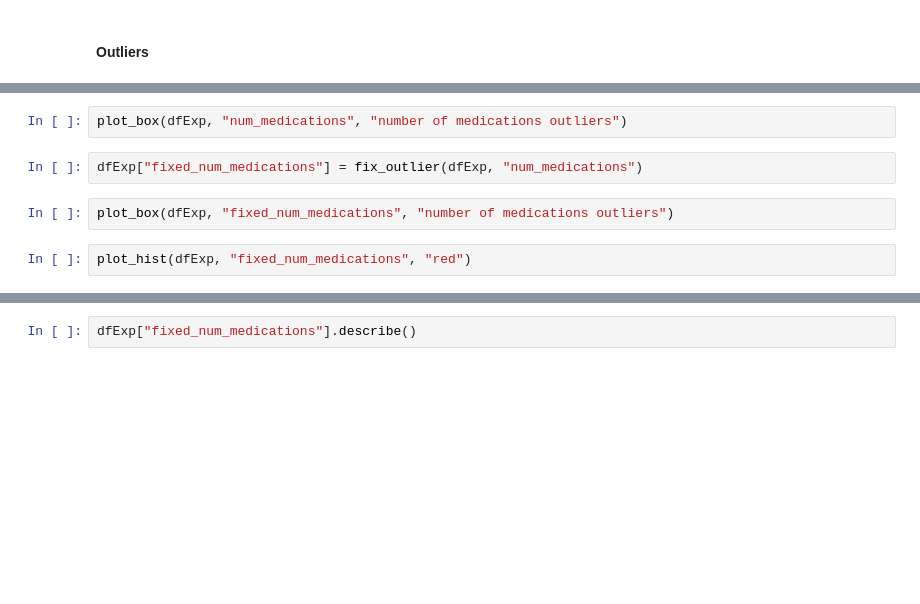
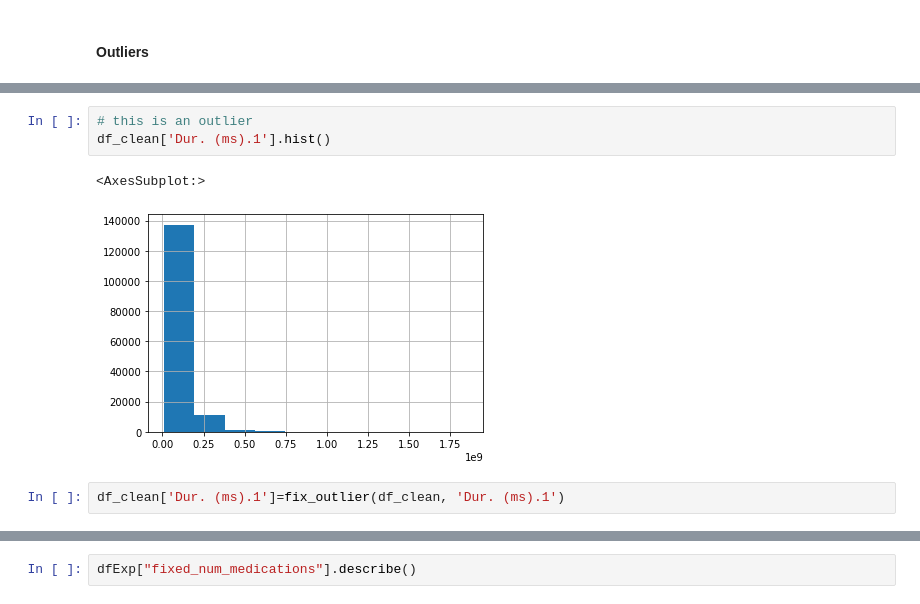
Before and after one commit to ekubay/Telecom-Data-Analysis, a Jupyter notebook: notebooks/Data_Exploration.ipynb, the cells around one changed output, grey strips where cells are left out. Saved outputs shown, nothing was run; the diff lists cells and outputs as text; blank space fills up the shorter version.

```diff
--- a/notebooks/Data_Exploration.ipynb
+++ b/notebooks/Data_Exploration.ipynb
@@ -573,8 +587,8 @@ plot_box(dfExp, "num_lab_procedures", "number of lab procedures outliers")
-# %%
-plot_box(dfExp, "num_medications", "number of medications outliers")
-# %%
-dfExp["fixed_num_medications"] = fix_outlier(dfExp, "num_medications")
-# %%
-plot_box(dfExp, "fixed_num_medications", "number of medications outliers")
-# %%
-plot_hist(dfExp, "fixed_num_medications", "red")
+# %%
+# this is an outlier
+df_clean['Dur. (ms).1'].hist()
+# %% [output]
+<AxesSubplot:>
+[figure, added]
+# %%
+df_clean['Dur. (ms).1']=fix_outlier(df_clean, 'Dur. (ms).1')
```
Also changed, not shown: parts of 20 cells of this notebook.
